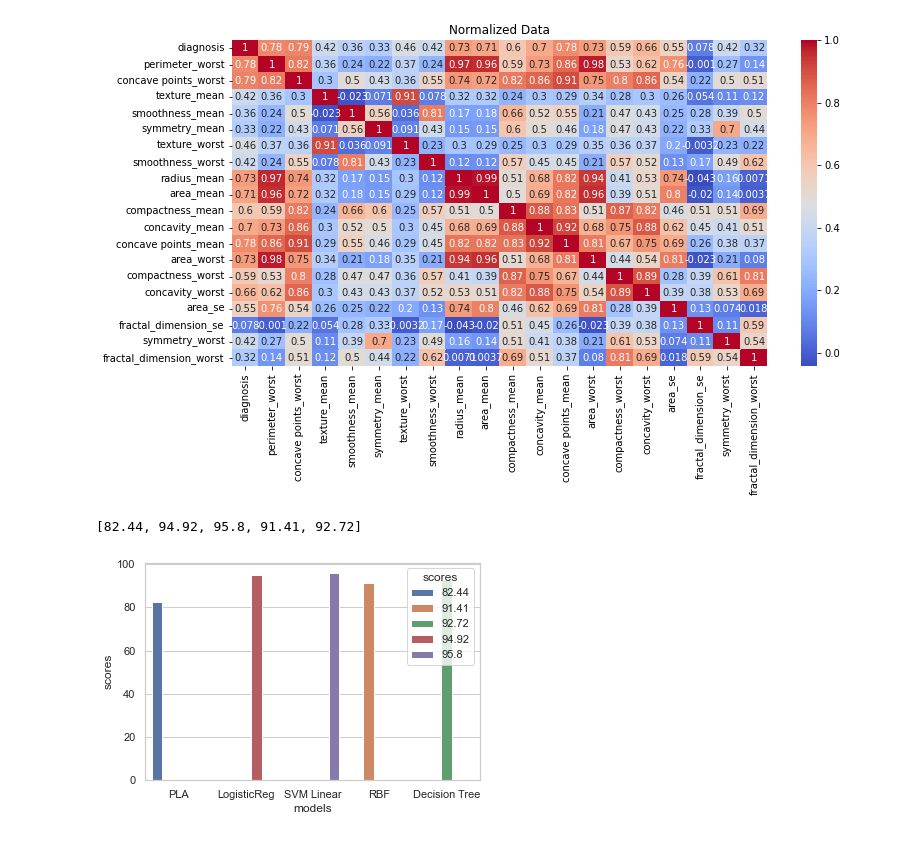
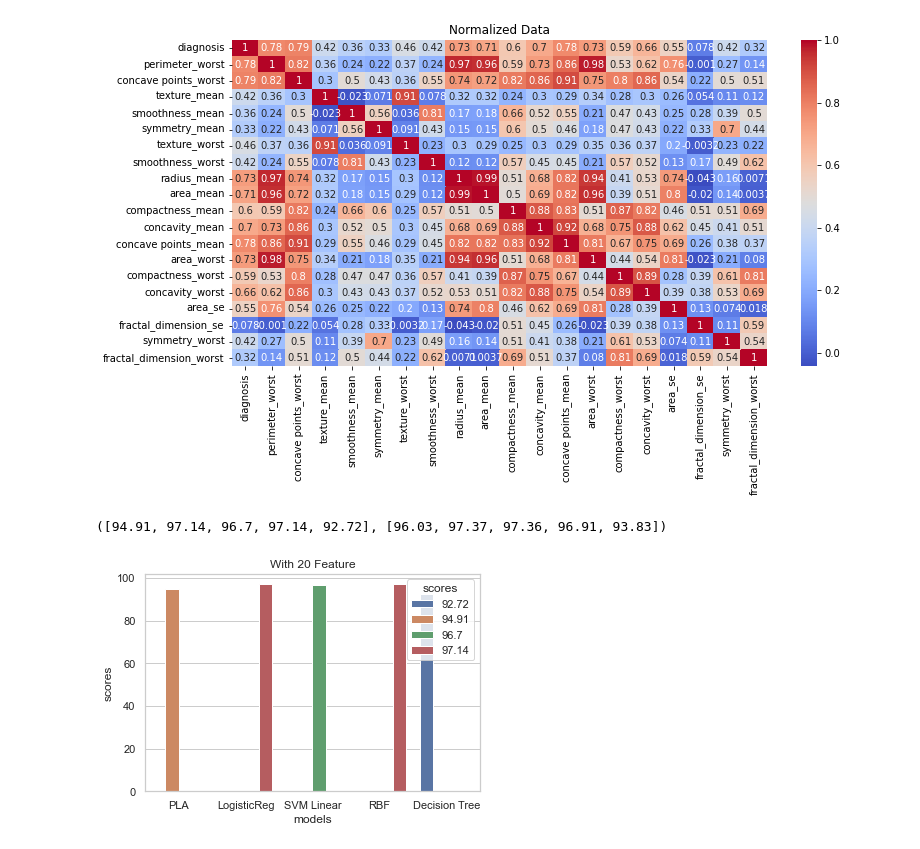
Before and after one commit to muhammed-oztel/CSE4088_ML_Term_Project, a Jupyter notebook: data.ipynb, the cells around one changed output. Cells and saved outputs as stored; diff of their text form; code cells hidden in the pictures.

Commit message:
scores for different feauters plotted

```diff
--- a/data.ipynb
+++ b/data.ipynb
@@ -133,15 +133,25 @@ plt.show()
 [figure]
 # %%
 #dividing the dataframe into training and target features
-x = df_20.drop(['diagnosis'], axis=1)
-y = df_20['diagnosis']
+x_20 = df_20.drop(['diagnosis'], axis=1)
+y_20 = df_20['diagnosis']
 
 #splitting the dataframe and keeping 80% of the data for training and rest 20% for testing
-X_train20, X_test20, y_train20, y_test20 = train_test_split(x, y, test_size=0.2, random_state=42, stratify = y)
+X_train20, X_test20, y_train20, y_test20 = train_test_split(x_20, y_20, test_size=0.2, random_state=42, stratify = y)
 # print(len(y_train))
 sc = StandardScaler()
-X_train = sc.fit_transform(X_train20)
-X_test = sc.transform(X_test20)
+X_train20 = sc.fit_transform(X_train20)
+X_test20 = sc.transform(X_test20)
+
+x = df_cor.drop(['diagnosis'], axis=1)
+y = df_cor['diagnosis']
+
+#splitting the dataframe and keeping 80% of the data for training and rest 20% for testing
+X_train_cor, X_test_cor, y_train_cor, y_test_cor = train_test_split(x, y, test_size=0.2, random_state=42, stratify = y)
+# print(len(y_train))
+sc = StandardScaler()
+X_train_cor = sc.fit_transform(X_train_cor)
+X_test_cor = sc.transform(X_test_cor)
 # %%
 def display_cm(y_test, y_pred):
     cm = confusion_matrix(y_test, y_pred)
@@ -187,11 +198,11 @@ scores_20, clfs_20 = find_scores(X_train20, y_train20)
 # %%
-scores_20
+scores_20, scores_cor
 # %% [output]
-[82.44, 94.92, 95.8, 91.41, 92.72]
+([94.91, 97.14, 96.7, 97.14, 92.72], [96.03, 97.37, 97.36, 96.91, 93.83])
 # %%
 models = ["PLA", "LogisticReg", "SVM Linear", "RBF", "Decision Tree"]
 sns.set_theme(style="whitegrid")
 df = pd.DataFrame({'models': models, 'scores': scores_20})
-ax = sns.barplot(x="models", y="scores", data=df, hue="scores")
+ax = sns.barplot(x="models", y="scores", data=df, hue="scores").set_title("With 20 Feature")
 # %% [output]
-[figure, old version]
+[figure, new version]
```
Also changed, not shown: parts of 3 cells of this notebook.
